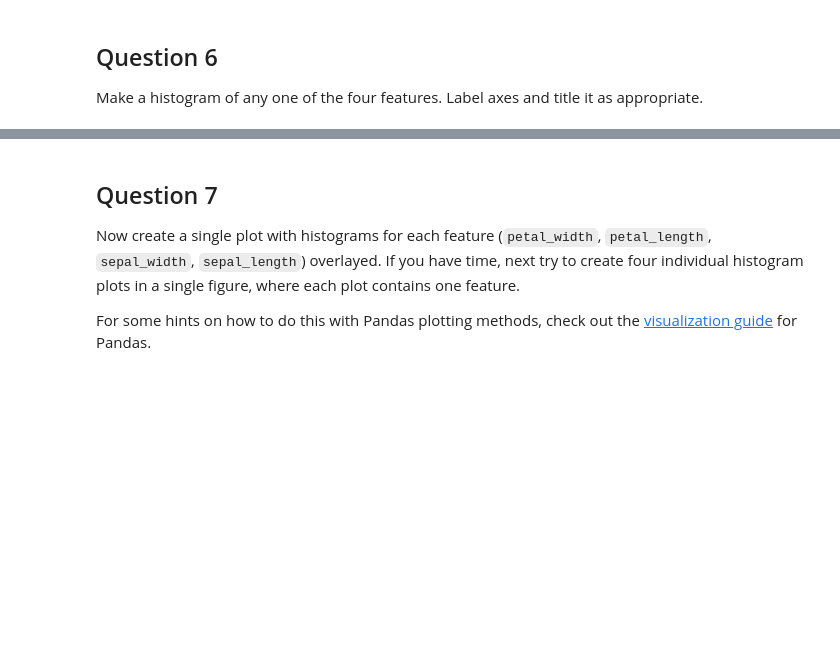
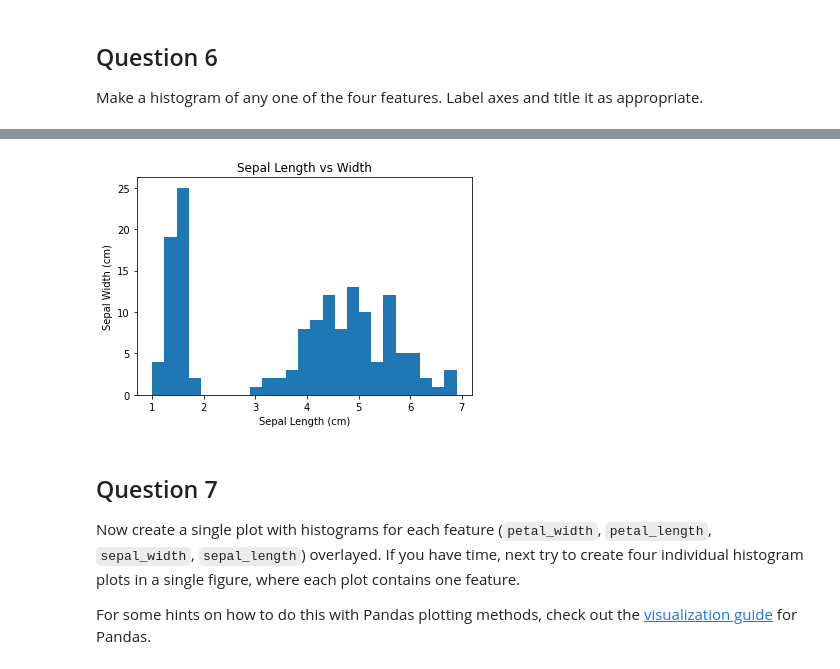
Before and after one commit to kvpz/MLwithPython, a Jupyter notebook: Intro_to_ML.ipynb, the cells around one changed output, grey strips where cells are left out. Cells and saved outputs as stored; diff of their text form; code cells hidden in the pictures; blank space fills up the shorter version.

```diff
--- a/Intro_to_ML.ipynb
+++ b/Intro_to_ML.ipynb
@@ -150,3 +202,11 @@ Make a histogram of any one of the four features. Label axes and title it as app
+# %%
+# Using Pandas as an alternative to Matplotlib
+ax = data.petal_length.plot.hist(bins=25)
+ax.set(xlabel='Sepal Length (cm)',
+       ylabel='Sepal Width (cm)',
+       title='Sepal Length vs Width');
+# %% [output]
+[figure, added]
 # %% [markdown]
 ## Question 7
 
```
Also changed, not shown: parts of 13 cells of this notebook.
